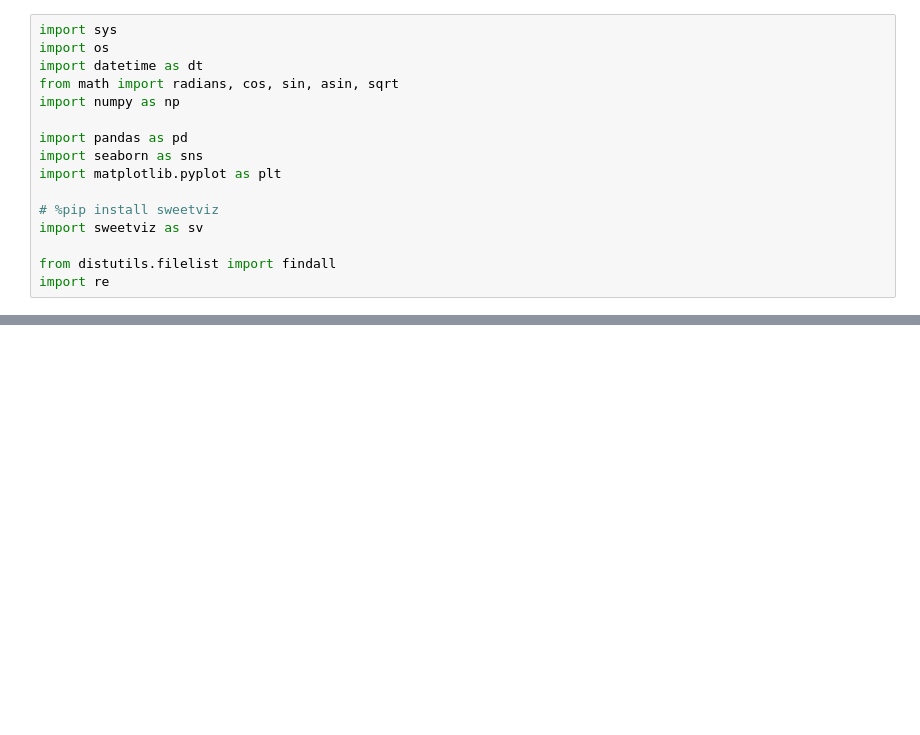
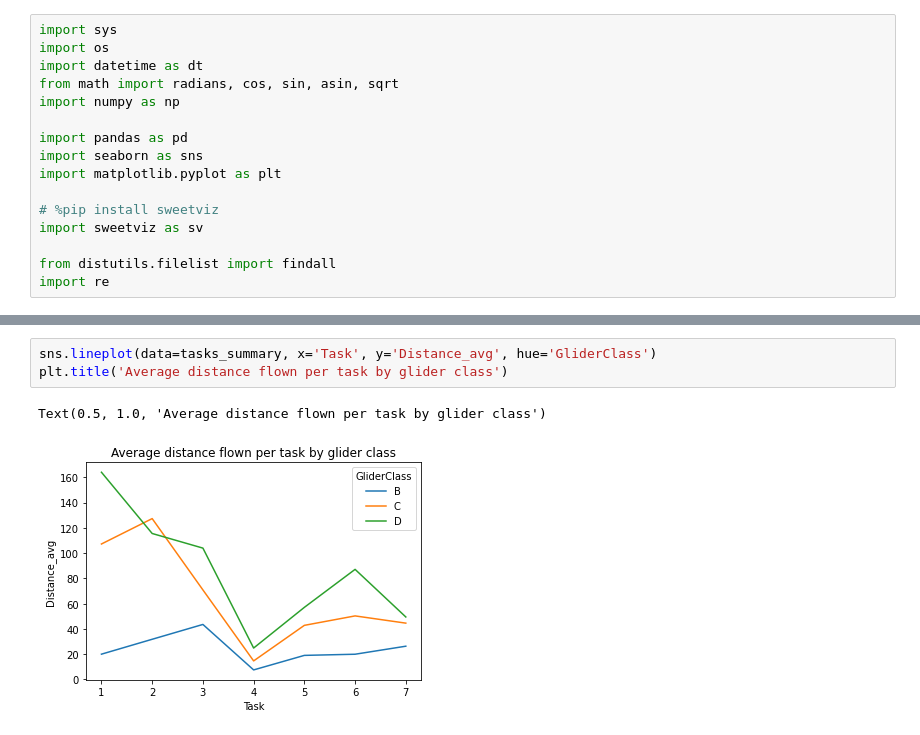
Before and after one commit to gokbuyuk/Lonestar-2022-flights-analysis, a Jupyter notebook: src/lonestar_eda.ipynb, the cells around one changed output, grey strips where cells are left out. Drawn from its saved outputs; the diff is of its cells as text; blank space fills up the shorter version.

```diff
--- a/src/lonestar_eda.ipynb
+++ b/src/lonestar_eda.ipynb
@@ -101,0 +49,6 @@ lsraw_report.show_html('Lonestar2022.html')
+# %%
+sns.lineplot(data=tasks_summary, x='Task', y='Distance_avg', hue='GliderClass')
+plt.title('Average distance flown per task by glider class')
+# %% [output]
+Text(0.5, 1.0, 'Average distance flown per task by glider class')
+[figure, added]
```
Also changed, not shown: parts of 8 cells of this notebook.
